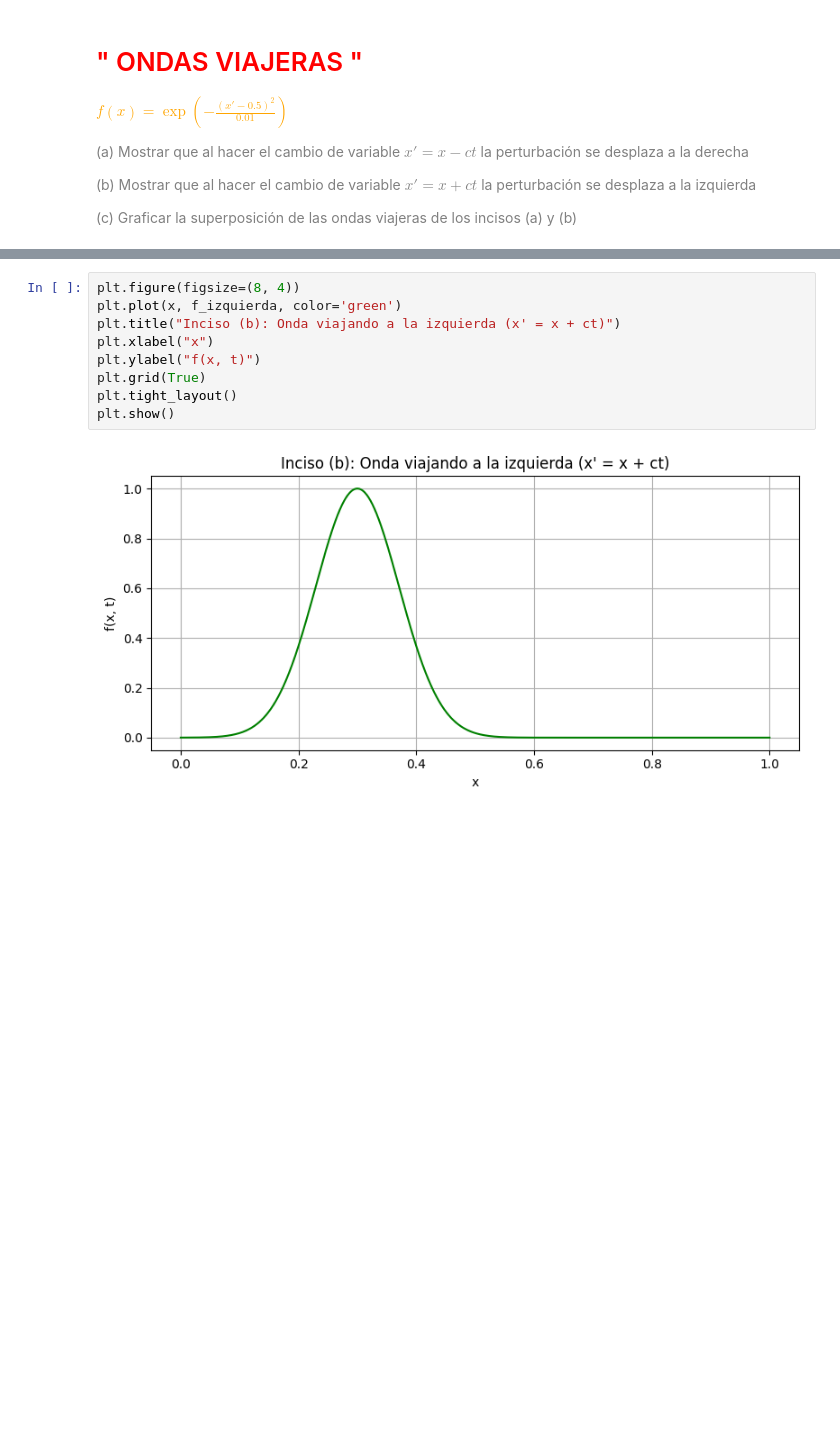
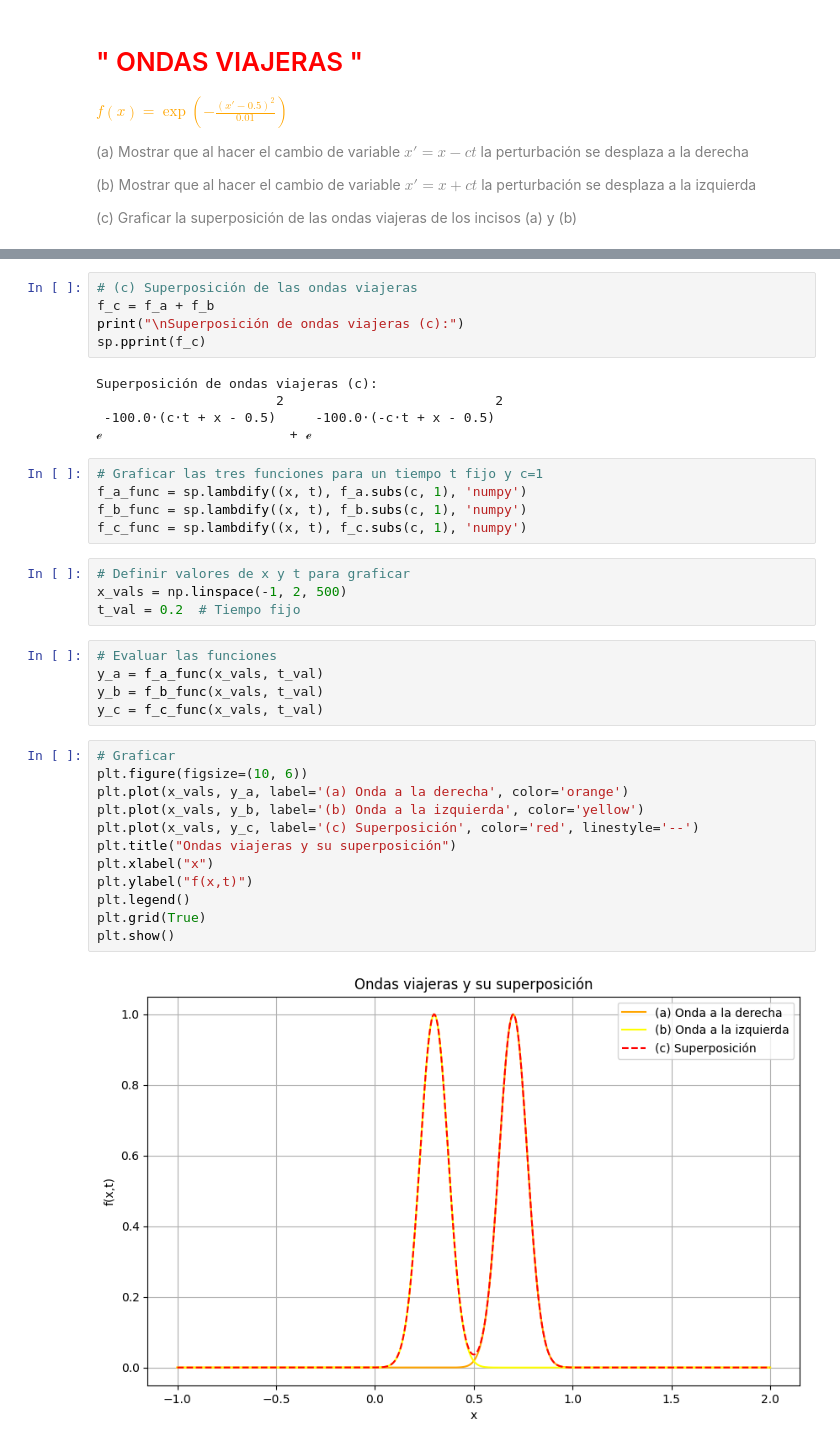
Before and after one commit to lpaolariosm/Ecuaciones-Diferenciales-Parciales-I, a Jupyter notebook: Ondas_Viajeras.ipynb, the cells around one changed output, grey strips where cells are left out. Drawn from its saved outputs; the diff is of its cells as text; blank space fills up the shorter version.

```diff
--- a/Ondas_Viajeras.ipynb
+++ b/Ondas_Viajeras.ipynb
@@ -50,11 +45,38 @@ plt.show()
+# %%
+# (c) Superposición de las ondas viajeras
+f_c = f_a + f_b
+print("\nSuperposición de ondas viajeras (c):")
+sp.pprint(f_c)
+# %% [output]
+Superposición de ondas viajeras (c):
+                       2                           2
+ -100.0⋅(c⋅t + x - 0.5)     -100.0⋅(-c⋅t + x - 0.5)
+ℯ                        + ℯ
+# %%
+# Graficar las tres funciones para un tiempo t fijo y c=1
+f_a_func = sp.lambdify((x, t), f_a.subs(c, 1), 'numpy')
+f_b_func = sp.lambdify((x, t), f_b.subs(c, 1), 'numpy')
+f_c_func = sp.lambdify((x, t), f_c.subs(c, 1), 'numpy')
+# %%
+# Definir valores de x y t para graficar
+x_vals = np.linspace(-1, 2, 500)
+t_val = 0.2  # Tiempo fijo
+# %%
+# Evaluar las funciones
+y_a = f_a_func(x_vals, t_val)
+y_b = f_b_func(x_vals, t_val)
+y_c = f_c_func(x_vals, t_val)
 # %%
-plt.figure(figsize=(8, 4))
-plt.plot(x, f_izquierda, color='green')
-plt.title("Inciso (b): Onda viajando a la izquierda (x' = x + ct)")
+# Graficar
+plt.figure(figsize=(10, 6))
+plt.plot(x_vals, y_a, label='(a) Onda a la derecha', color='orange')
+plt.plot(x_vals, y_b, label='(b) Onda a la izquierda', color='yellow')
+plt.plot(x_vals, y_c, label='(c) Superposición', color='red', linestyle='--')
+plt.title("Ondas viajeras y su superposición")
 plt.xlabel("x")
-plt.ylabel("f(x, t)")
+plt.ylabel("f(x,t)")
+plt.legend()
 plt.grid(True)
-plt.tight_layout()
 plt.show()
 # %% [output]
-[figure, old version]
+[figure, new version]
```
Also changed, not shown: parts of 15 cells of this notebook.
